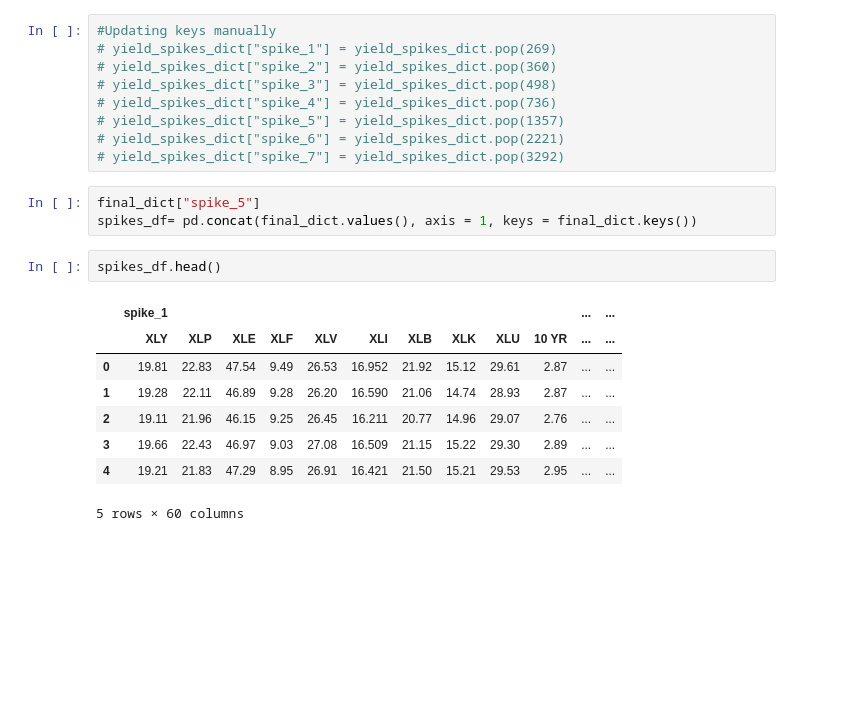
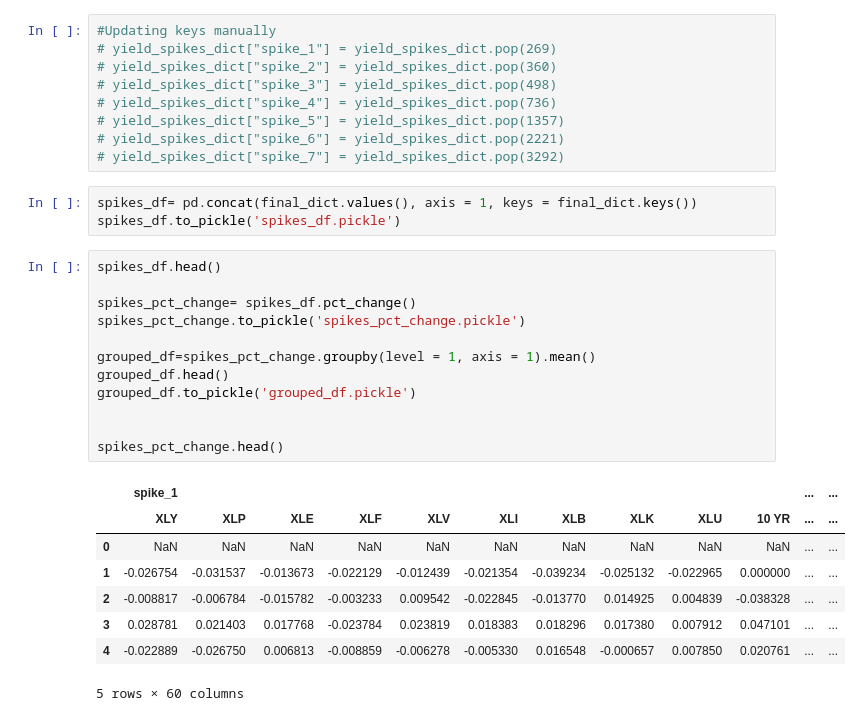
Before and after one commit to georgekoul26/Historical_Yield_Spikes, a Jupyter notebook: yield_slicer.ipynb, the cells around one changed output. Drawn from its saved outputs; the diff is of its cells as text; blank space fills up the shorter version.

```diff
--- a/yield_slicer.ipynb
+++ b/yield_slicer.ipynb
@@ -79,16 +84,26 @@ dict_keys(['spike_1', 'spike_2', 'spike_3', 'spike_4', 'spike_5', 'spike_6'])
 # yield_spikes_dict["spike_6"] = yield_spikes_dict.pop(2221)
 # yield_spikes_dict["spike_7"] = yield_spikes_dict.pop(3292)
 # %%
-final_dict["spike_5"]
 spikes_df= pd.concat(final_dict.values(), axis = 1, keys = final_dict.keys())
+spikes_df.to_pickle('spikes_df.pickle')
-# %%
-spikes_df.head()
-# %% [output]
-|  | spike_1 |  |  |  |  |  |  |  |  |  | ... | ... |
-|  | XLY | XLP | XLE | XLF | XLV | XLI | XLB | XLK | XLU | 10 YR | ... | ... |
-| 0 | 19.81 | 22.83 | 47.54 | 9.49 | 26.53 | 16.952 | 21.92 | 15.12 | 29.61 | 2.87 | ... | ... |
-| 1 | 19.28 | 22.11 | 46.89 | 9.28 | 26.20 | 16.590 | 21.06 | 14.74 | 28.93 | 2.87 | ... | ... |
-| 2 | 19.11 | 21.96 | 46.15 | 9.25 | 26.45 | 16.211 | 20.77 | 14.96 | 29.07 | 2.76 | ... | ... |
-| 3 | 19.66 | 22.43 | 46.97 | 9.03 | 27.08 | 16.509 | 21.15 | 15.22 | 29.30 | 2.89 | ... | ... |
-| 4 | 19.21 | 21.83 | 47.29 | 8.95 | 26.91 | 16.421 | 21.50 | 15.21 | 29.53 | 2.95 | ... | ... |
-5 rows × 60 columns
+# %%
+spikes_df.head()
+
+spikes_pct_change= spikes_df.pct_change()
+spikes_pct_change.to_pickle('spikes_pct_change.pickle')
+
+grouped_df=spikes_pct_change.groupby(level = 1, axis = 1).mean()
+grouped_df.head()
+grouped_df.to_pickle('grouped_df.pickle')
+
+
+spikes_pct_change.head()
+# %% [output]
+|  | spike_1 |  |  |  |  |  |  |  |  |  | ... | ... |
+|  | XLY | XLP | XLE | XLF | XLV | XLI | XLB | XLK | XLU | 10 YR | ... | ... |
+| 0 | NaN | NaN | NaN | NaN | NaN | NaN | NaN | NaN | NaN | NaN | ... | ... |
+| 1 | -0.026754 | -0.031537 | -0.013673 | -0.022129 | -0.012439 | -0.021354 | -0.039234 | -0.025132 | -0.022965 | 0.000000 | ... | ... |
+| 2 | -0.008817 | -0.006784 | -0.015782 | -0.003233 | 0.009542 | -0.022845 | -0.013770 | 0.014925 | 0.004839 | -0.038328 | ... | ... |
+| 3 | 0.028781 | 0.021403 | 0.017768 | -0.023784 | 0.023819 | 0.018383 | 0.018296 | 0.017380 | 0.007912 | 0.047101 | ... | ... |
+| 4 | -0.022889 | -0.026750 | 0.006813 | -0.008859 | -0.006278 | -0.005330 | 0.016548 | -0.000657 | 0.007850 | 0.020761 | ... | ... |
+5 rows × 60 columns
```
Also changed, not shown: parts of 5 cells of this notebook.
